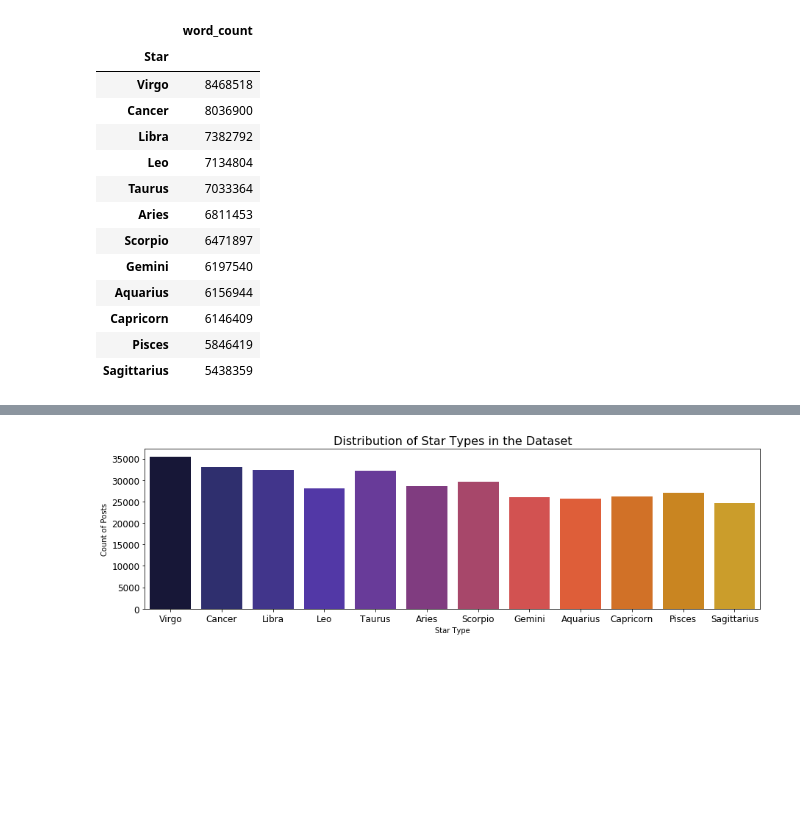
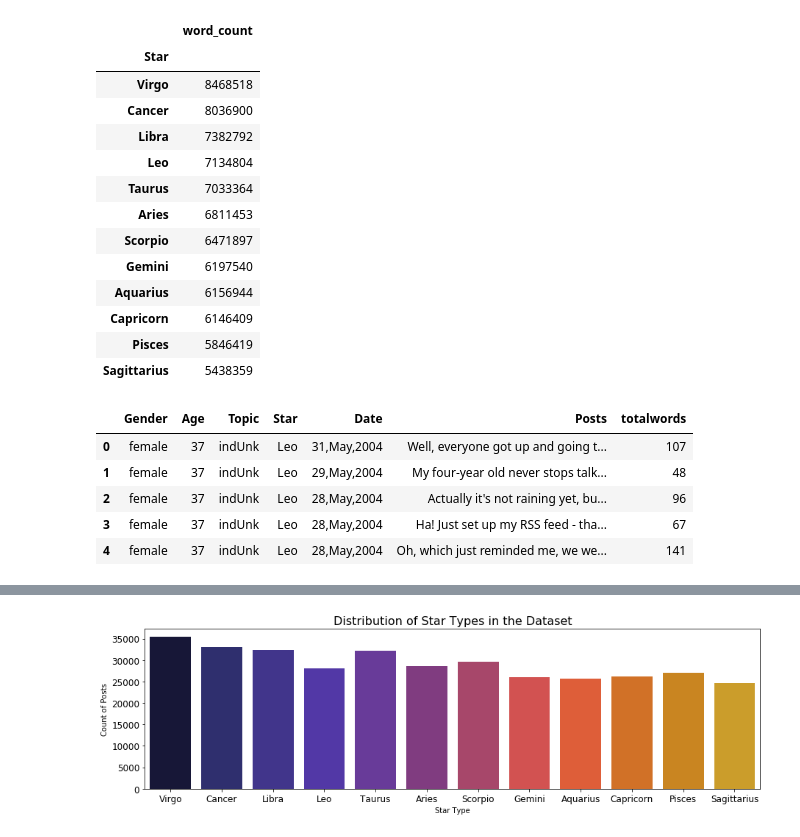
Before and after one commit to ExpertsVision/ML_DS_Tutorials, a Jupyter notebook: zodiac_star_pred.ipynb, the cells around one changed output, grey strips where cells are left out. Saved outputs shown, nothing was run; the diff lists cells and outputs as text; code cells hidden in the pictures; blank space fills up the shorter version.

```diff
--- a/zodiac_star_pred.ipynb
+++ b/zodiac_star_pred.ipynb
@@ -209,0 +231,9 @@ word_count
+# %%
+df.head()
+# %% [output]
+|  | Gender | Age | Topic | Star | Date | Posts | totalwords |
+| 0 | female | 37 | indUnk | Leo | 31,May,2004 | Well, everyone got up and going t... | 107 |
+| 1 | female | 37 | indUnk | Leo | 29,May,2004 | My four-year old never stops talk... | 48 |
+| 2 | female | 37 | indUnk | Leo | 28,May,2004 | Actually it's not raining yet, bu... | 96 |
+| 3 | female | 37 | indUnk | Leo | 28,May,2004 | Ha! Just set up my RSS feed - tha... | 67 |
+| 4 | female | 37 | indUnk | Leo | 28,May,2004 | Oh, which just reminded me, we we... | 141 |
```
Also changed, not shown: parts of 8 cells of this notebook.
